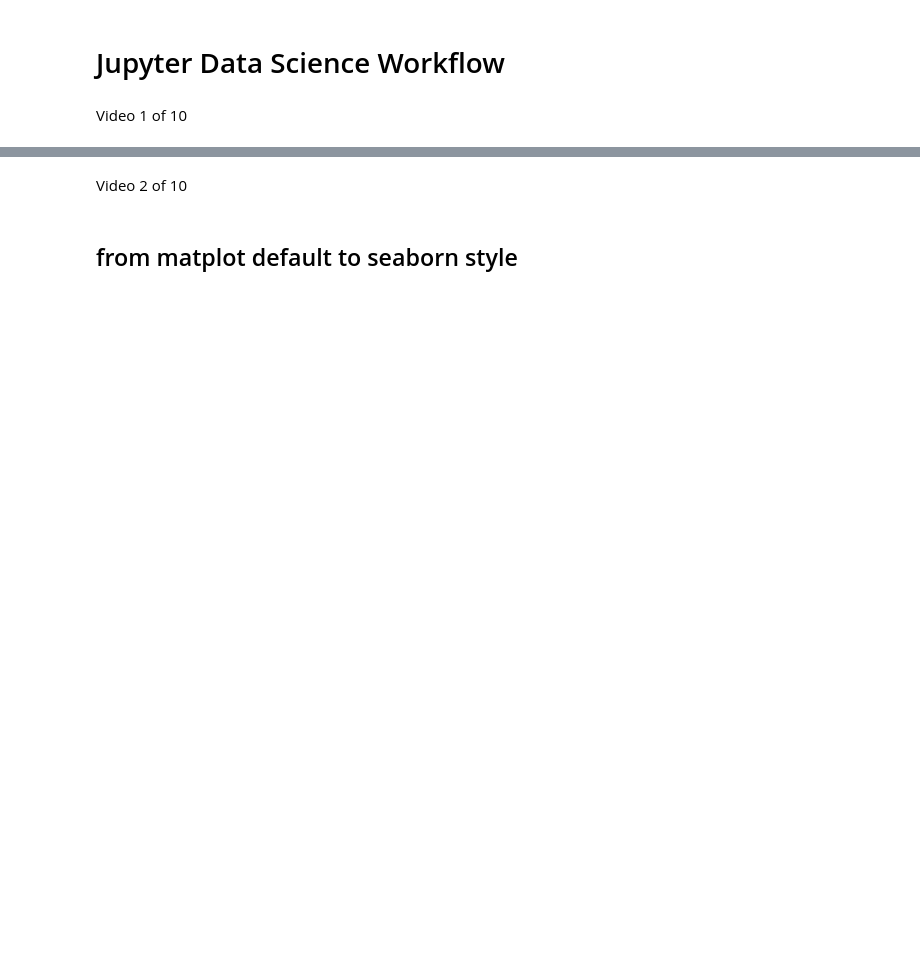
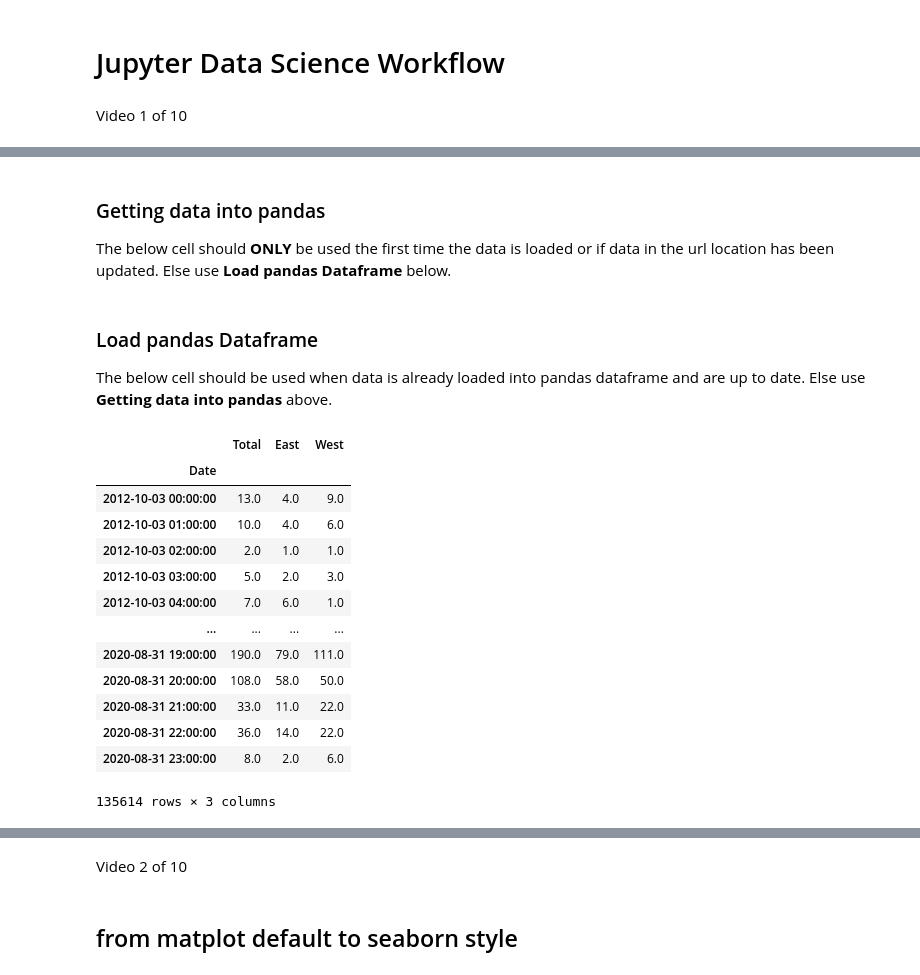
Before and after one commit to jesperjoachim/JupyterWorkflow, a Jupyter notebook: JupyterWorkflow.ipynb, the cells around one changed output, grey strips where cells are left out. Drawn from its saved outputs; the diff is of its cells as text; code cells hidden in the pictures; blank space fills up the shorter version.

Commit message:
added save and load file

```diff
--- a/JupyterWorkflow.ipynb
+++ b/JupyterWorkflow.ipynb
@@ -44,0 +12,3 @@ data.plot()
+# %% [markdown]
+### Getting data into pandas
+The below cell should **ONLY** be used the first time the data is loaded or if data in the url location has been updated. Else use **Load pandas Dataframe** below.
@@ -45,3 +26,24 @@ data.plot()
+# %% [markdown]
+### Load pandas Dataframe
+The below cell should be used when data is already loaded into pandas dataframe and are up to date. Else use **Getting data into pandas** above.
+# %%
+data=save_load_file.load_object('/home/jesper/Work/ReprodcibleDA/JupyterWorkflow/data.sav')
+data
+# %% [output]
+|  | Total | East | West |
+| Date |  |  |  |
+| 2012-10-03 00:00:00 | 13.0 | 4.0 | 9.0 |
+| 2012-10-03 01:00:00 | 10.0 | 4.0 | 6.0 |
+| 2012-10-03 02:00:00 | 2.0 | 1.0 | 1.0 |
+| 2012-10-03 03:00:00 | 5.0 | 2.0 | 3.0 |
+| 2012-10-03 04:00:00 | 7.0 | 6.0 | 1.0 |
+| ... | ... | ... | ... |
+| 2020-08-31 19:00:00 | 190.0 | 79.0 | 111.0 |
+| 2020-08-31 20:00:00 | 108.0 | 58.0 | 50.0 |
+| 2020-08-31 21:00:00 | 33.0 | 11.0 | 22.0 |
+| 2020-08-31 22:00:00 | 36.0 | 14.0 | 22.0 |
+| 2020-08-31 23:00:00 | 8.0 | 2.0 | 6.0 |
+135614 rows × 3 columns
 # %%
 # From hourly data plot to week sum data plot
 data.resample('W').sum().plot();
```
Also changed, not shown: parts of 16 cells of this notebook, 3 other files.
